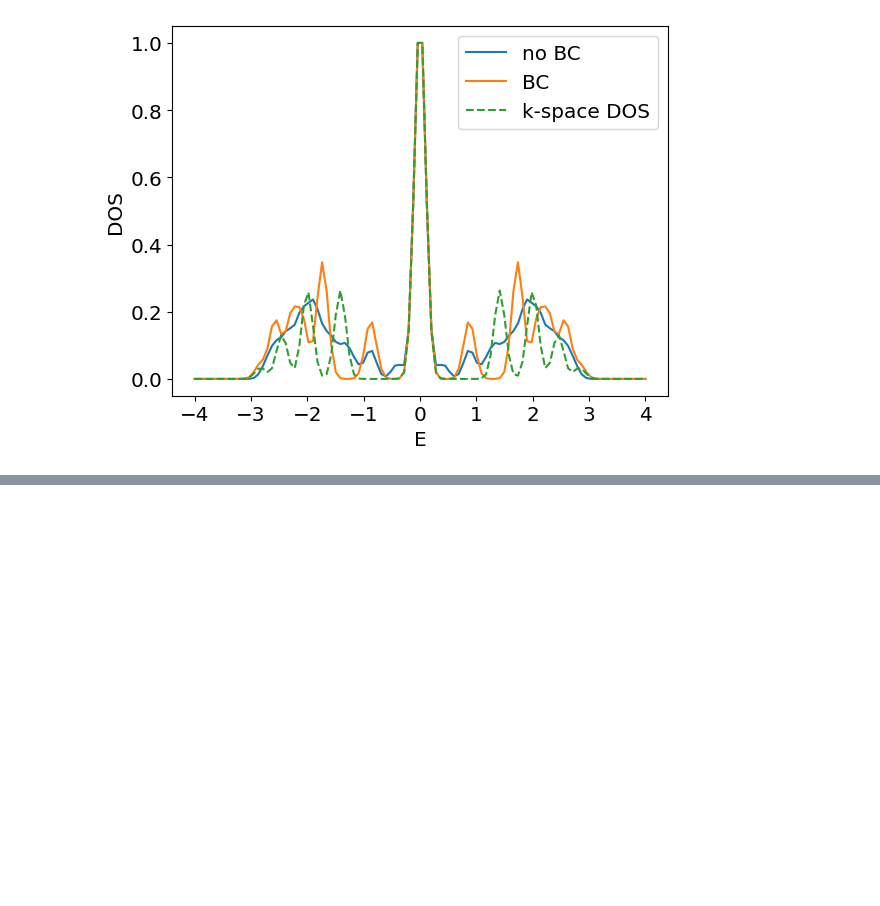
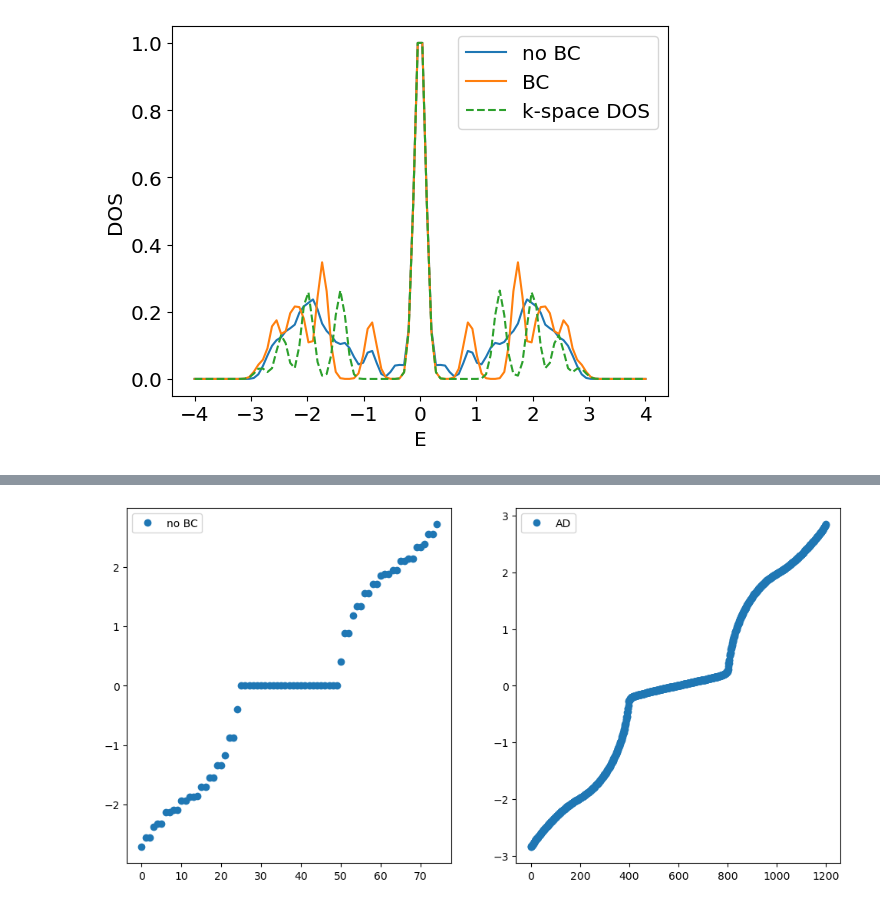
Before and after one commit to alicecarroll/Lieb-Lattice, a Jupyter notebook: calculation2.ipynb, the cells around one changed output, grey strips where cells are left out. Saved outputs shown, nothing was run; the diff lists cells and outputs as text; code cells hidden in the pictures; blank space fills up the shorter version.

```diff
--- a/calculation2.ipynb
+++ b/calculation2.ipynb
@@ -134,0 +195,12 @@ plt.show()
+# %%
+fig, axes = plt.subplots(1, 2, figsize=(12, 6))
+axes[0].plot(np.linalg.eigvalsh(dH1), 'o', label='no BC') # Visualize energies # Visualize the Hamiltonian matrix
+axes[1].plot(np.linalg.eigvalsh(dHAD), 'o', label='AD') # Visualize energies
+
+axes[0].legend()
+axes[1].legend()
+
+plt.savefig("Pictures/realSpHamE.png")
+plt.show()
+# %% [output]
+[figure, added]
```
Also changed, not shown: parts of 11 cells of this notebook, 3 other files.
